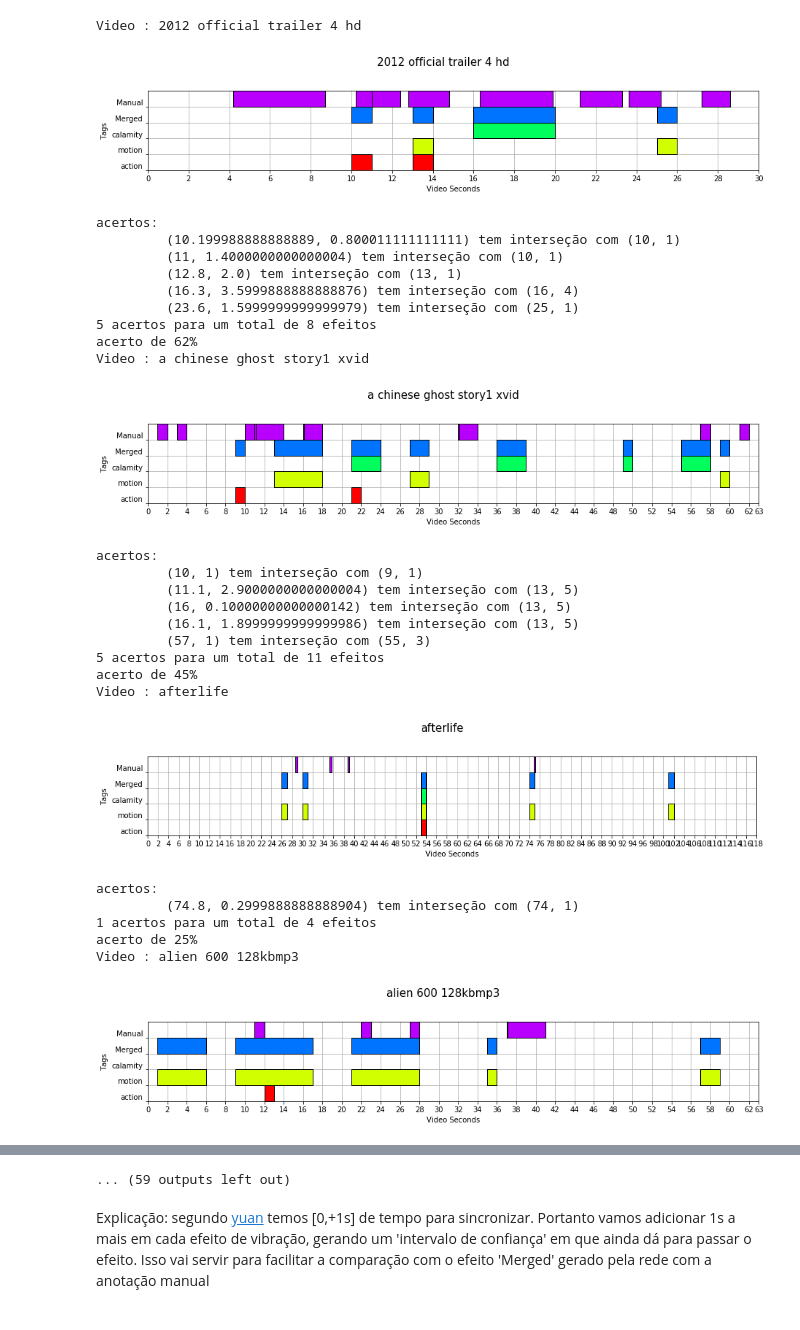
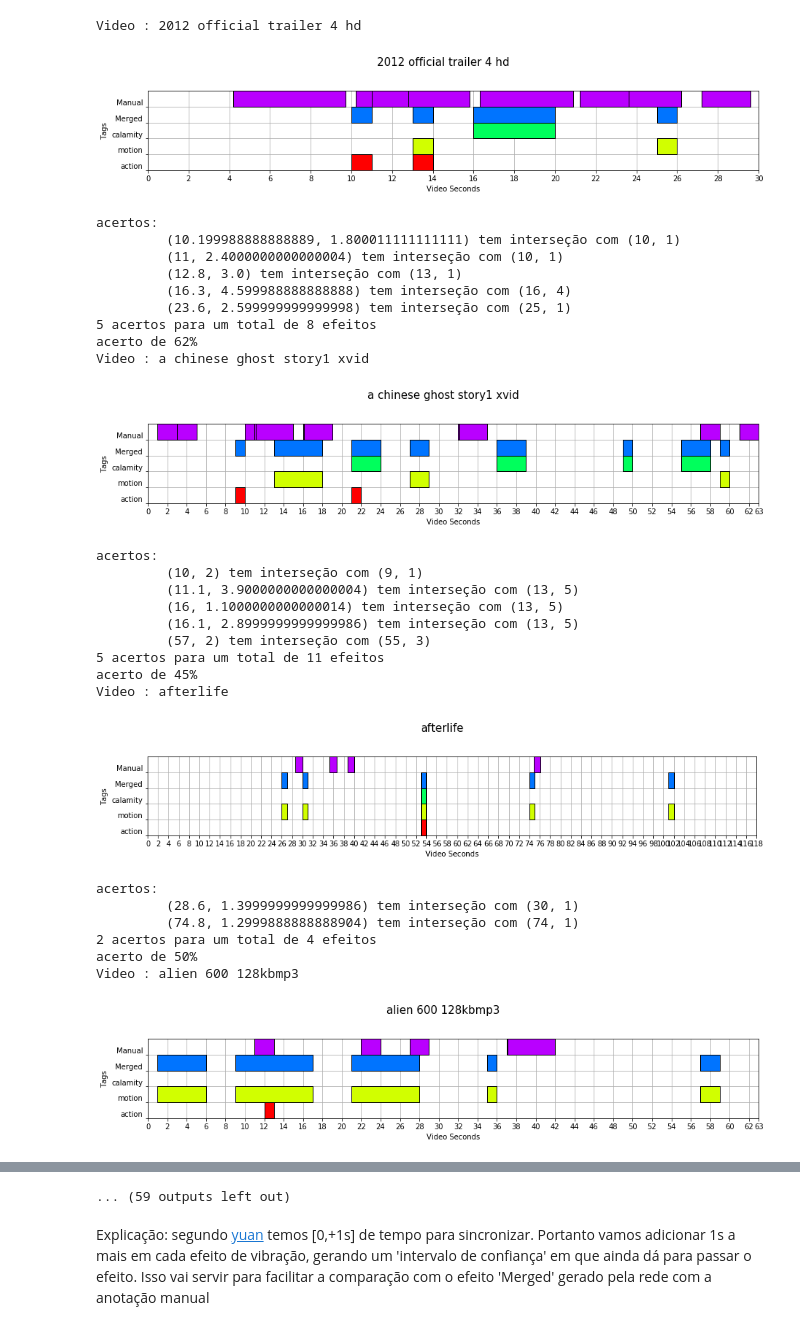
Before and after one commit to raphael-abreu/SteveML-Evaluation, a Jupyter notebook: nb.ipynb, the cells around one changed output, grey strips where cells are left out. Cells and saved outputs as stored; diff of their text form; code cells hidden in the pictures.

```diff
--- a/nb.ipynb
+++ b/nb.ipynb
@@ -108,5 +108,5 @@ def plotConcepts(filename,detectedConcepts,predictions):
                         alpha=1)
         inc+=10
         i+=1
-    if filename == "babylonad 1 d": plt.savefig('babylonad 1 d.pdf',bbox_inches='tight')
+    #if filename == "babylonad 1 d": plt.savefig('babylonad 1 d.pdf',bbox_inches='tight')
     plt.show()
@@ -121,6 +114,7 @@ predictions['Manual']
 path = 'data/recognition/'
 
 acertos_por_arquivo = {}
+efeitos_a_mais_por_arquivo = {}
 
 for filename in os.listdir(path):
 
@@ -161,58 +155,61 @@ for filename in os.listdir(path):
     addOne = True ## ATENÇÃO, ADD 1s A MAIS APÓS CADA FIM DE EFEITO. VEJA EXPLICAÇÃO NA CÉLULA ABAIXO
 
     ## add manual markup (ground truth)
     detectedConcepts.append('Manual')
     predictions['Manual'] = []
     for markup in markupSEM[filename]['VibrationType']:
         # converting time of end into duration of effects
         markup[1] = (markup[1] - markup[0])
         if addOne: markup[1] += 1
         predictions['Manual'].append(tuple(markup))
 
 
     plotConcepts(filename,detectedConcepts,predictions)
 
     print("acertos:")
     hits = 0
     for markup in predictions['Manual']:
         inicio = markup[0]
         duracao = markup[1]
         for prediction in predictions['Merged']:
             if ((prediction[0] >= inicio and prediction[0] <= inicio+duracao) or (prediction[0] <= inicio and prediction[0]+prediction[1] >= inicio )):
                 print("\t",markup,"tem interseção com",prediction)
                 hits += 1
                 break
     print("%d acertos para um total de %d efeitos" %(hits, len(predictions['Manual'])))
     porcentagem_de_acertos = hits/len(predictions['Manual'])*100
     acertos_por_arquivo[filename] = porcentagem_de_acertos
     print("acerto de %d%%" %porcentagem_de_acertos)
+    effect_diff = len(predictions['Merged']) - len(predictions['Manual'])
+    efeitos_a_mais_por_arquivo[filename] =  effect_diff
 # %% [output]
 Video : 2012 official trailer 4 hd
-[figure, old version]
+[figure, new version]
 acertos:
-         (10.199988888888889, 0.800011111111111) tem interseção com (10, 1)
-         (11, 1.4000000000000004) tem interseção com (10, 1)
-         (12.8, 2.0) tem interseção com (13, 1)
-         (16.3, 3.5999888888888876) tem interseção com (16, 4)
-         (23.6, 1.5999999999999979) tem interseção com (25, 1)
+         (10.199988888888889, 1.800011111111111) tem interseção com (10, 1)
+         (11, 2.4000000000000004) tem interseção com (10, 1)
+         (12.8, 3.0) tem interseção com (13, 1)
+         (16.3, 4.599988888888888) tem interseção com (16, 4)
+         (23.6, 2.599999999999998) tem interseção com (25, 1)
 5 acertos para um total de 8 efeitos
 acerto de 62%
 Video : a chinese ghost story1 xvid
-[figure, old version]
+[figure, new version]
 acertos:
-         (10, 1) tem interseção com (9, 1)
-         (11.1, 2.9000000000000004) tem interseção com (13, 5)
-         (16, 0.10000000000000142) tem interseção com (13, 5)
-         (16.1, 1.8999999999999986) tem interseção com (13, 5)
-         (57, 1) tem interseção com (55, 3)
+         (10, 2) tem interseção com (9, 1)
+         (11.1, 3.9000000000000004) tem interseção com (13, 5)
+         (16, 1.1000000000000014) tem interseção com (13, 5)
+         (16.1, 2.8999999999999986) tem interseção com (13, 5)
+         (57, 2) tem interseção com (55, 3)
 5 acertos para um total de 11 efeitos
 acerto de 45%
 Video : afterlife
-[figure, old version]
+[figure, new version]
 acertos:
-         (74.8, 0.2999888888888904) tem interseção com (74, 1)
-1 acertos para um total de 4 efeitos
-acerto de 25%
+         (28.6, 1.3999999999999986) tem interseção com (30, 1)
+         (74.8, 1.2999888888888904) tem interseção com (74, 1)
+2 acertos para um total de 4 efeitos
+acerto de 50%
 Video : alien 600 128kbmp3
-[figure, old version]
+[figure, new version]
 acertos:
```
Also changed, not shown: parts of 4 cells of this notebook, 2 other files.
